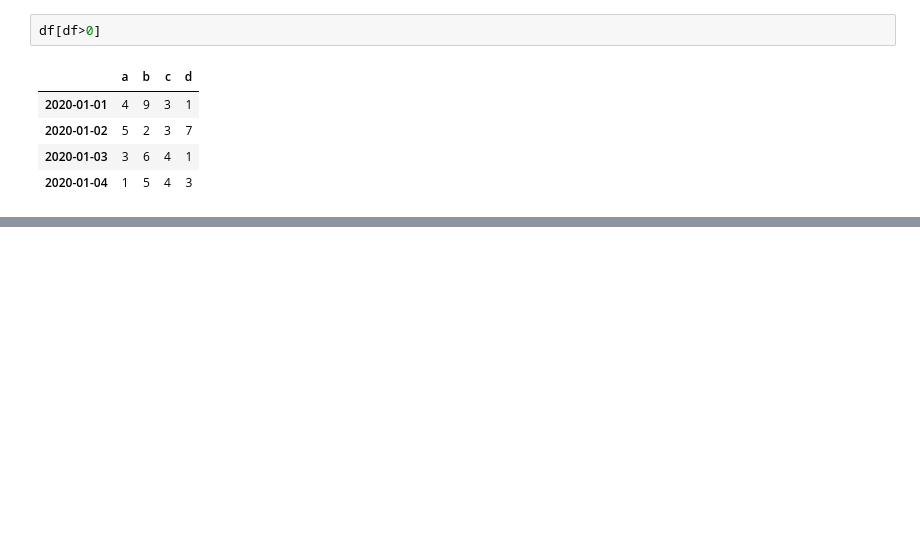
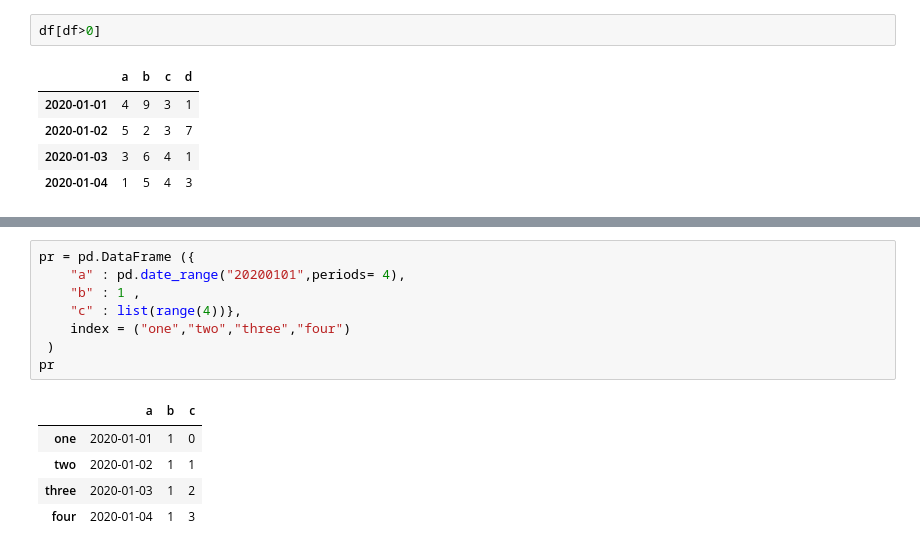
Before and after one commit to rlfwo93/machine-learning, a Jupyter notebook: pratice_pandas.ipynb, the cells around one changed output, grey strips where cells are left out. Drawn from its saved outputs; the diff is of its cells as text; blank space fills up the shorter version.

```diff
--- a/pratice_pandas.ipynb
+++ b/pratice_pandas.ipynb
@@ -214,0 +232,14 @@ df[df>0]
+# %%
+pr = pd.DataFrame ({
+    "a" : pd.date_range("20200101",periods= 4),
+    "b" : 1 ,
+    "c" : list(range(4))},
+    index = ("one","two","three","four")
+ )
+pr
+# %% [output]
+|  | a | b | c |
+| one | 2020-01-01 | 1 | 0 |
+| two | 2020-01-02 | 1 | 1 |
+| three | 2020-01-03 | 1 | 2 |
+| four | 2020-01-04 | 1 | 3 |
```
Also changed, not shown: parts of 8 cells of this notebook.
